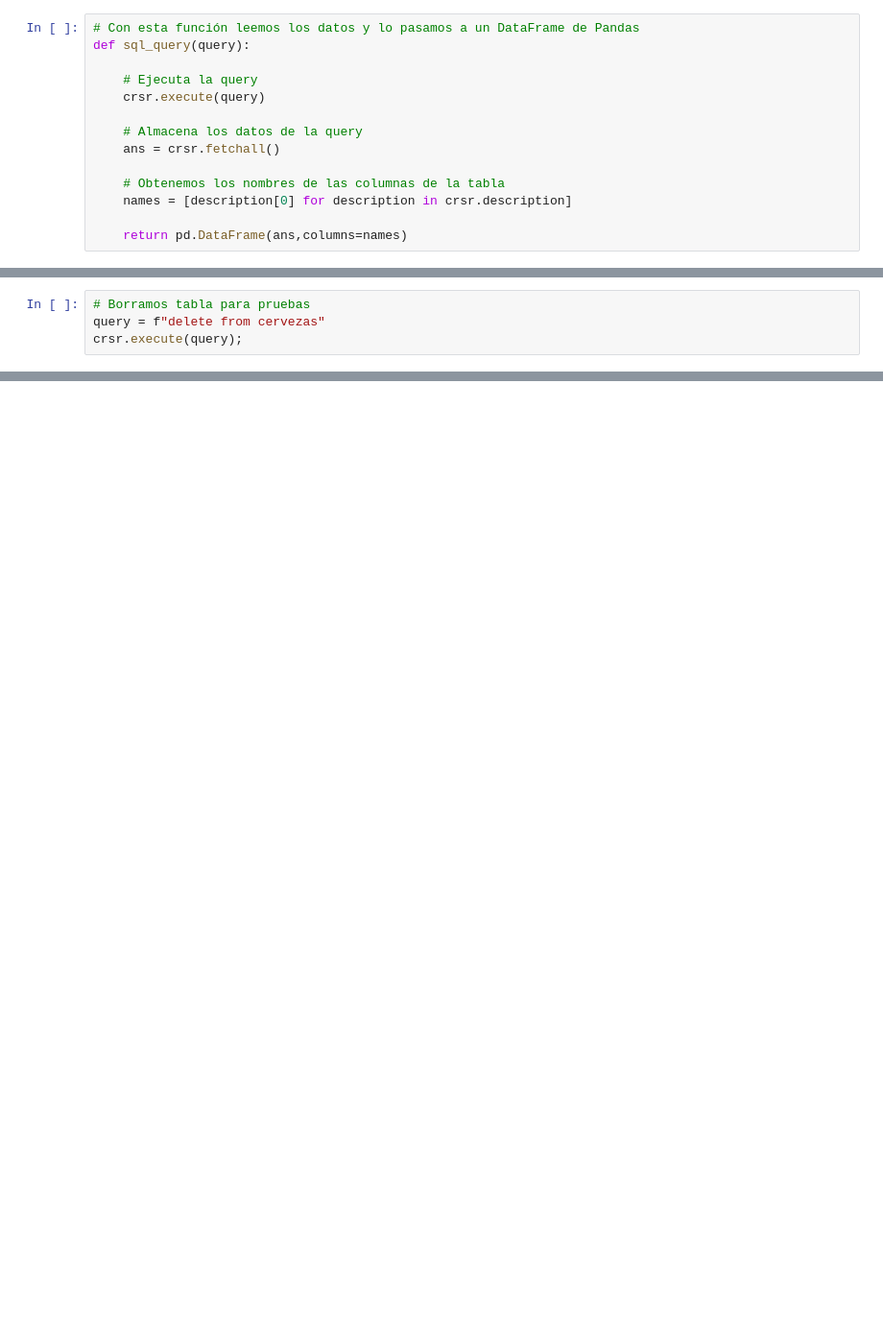
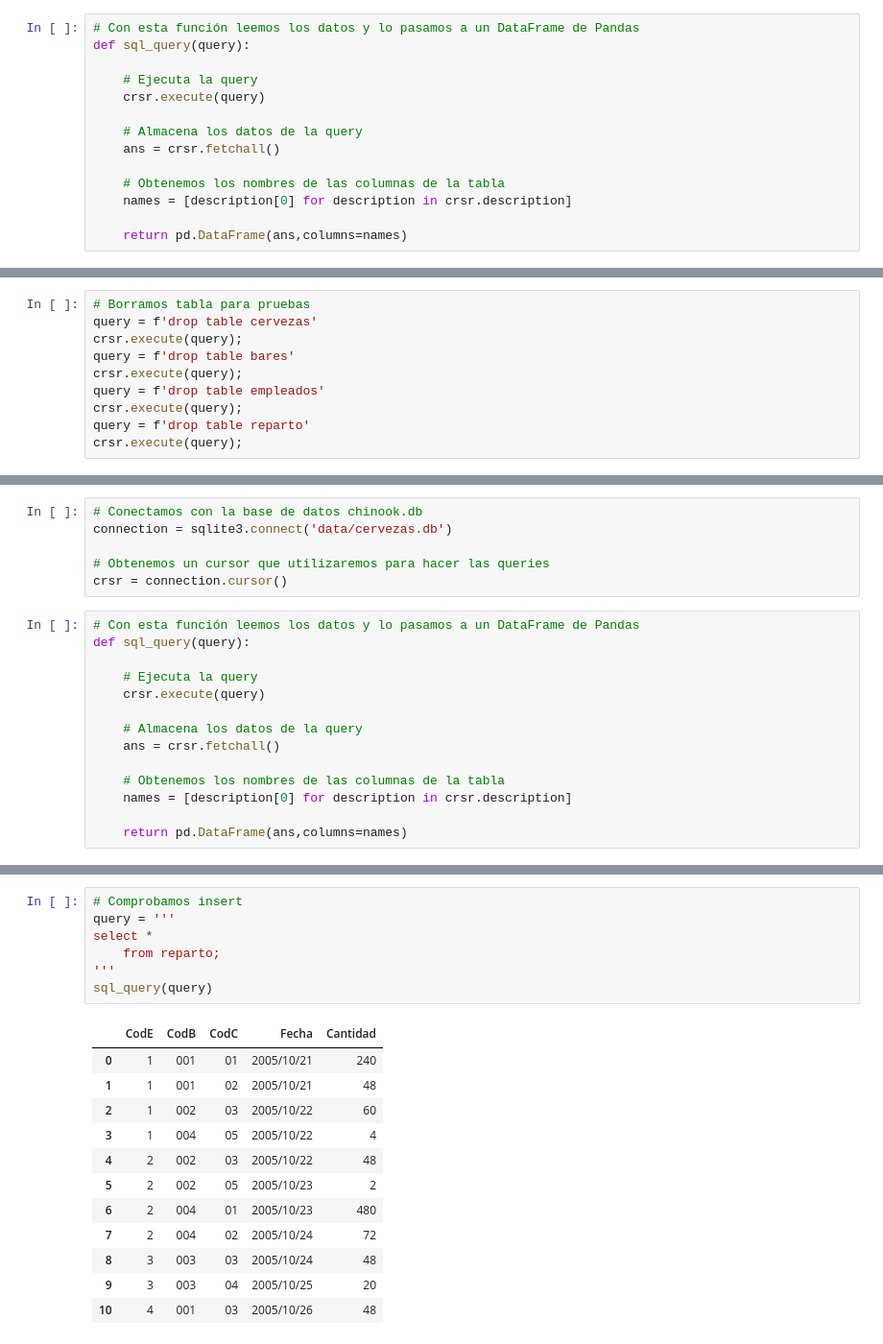
Before and after one commit to urkomen/2026-02-BILBAO-FT-Data-Science, a Jupyter notebook: 2-Data_Analysis/8-BBDD/SQL/Teoria/SQL_Python/ejercicio/Ejercicio SQL crear DDBB_urko.ipynb, the cells around one changed output, grey strips where cells are left out. Shown at 96% size. Cells and saved outputs as stored; diff of their text form; blank space fills up the shorter version.

```diff
--- a/2-Data_Analysis/8-BBDD/SQL/Teoria/SQL_Python/ejercicio/Ejercicio SQL crear DDBB_urko.ipynb
+++ b/2-Data_Analysis/8-BBDD/SQL/Teoria/SQL_Python/ejercicio/Ejercicio SQL crear DDBB_urko.ipynb
@@ -72,4 +32,10 @@ pd.read_sql_query("SELECT * FROM cervezas;",connection)
 # %%
 # Borramos tabla para pruebas
-query = f"delete from cervezas"
+query = f'drop table cervezas'
 crsr.execute(query);
+query = f'drop table bares'
+crsr.execute(query);
+query = f'drop table empleados'
+crsr.execute(query);
+query = f'drop table reparto'
+crsr.execute(query);
@@ -113,0 +158,20 @@ crsr.execute(query);
+# %%
+# Conectamos con la base de datos chinook.db
+connection = sqlite3.connect('data/cervezas.db')
+
+# Obtenemos un cursor que utilizaremos para hacer las queries
+crsr = connection.cursor()
+# %%
+# Con esta función leemos los datos y lo pasamos a un DataFrame de Pandas
+def sql_query(query):
+
+    # Ejecuta la query
+    crsr.execute(query)
+
+    # Almacena los datos de la query
+    ans = crsr.fetchall()
+
+    # Obtenemos los nombres de las columnas de la tabla
+    names = [description[0] for description in crsr.description]
+
+    return pd.DataFrame(ans,columns=names)
@@ -113,0 +444,20 @@ crsr.execute(query);
+# %%
+# Comprobamos insert
+query = '''
+select *
+    from reparto;
+'''
+sql_query(query)
+# %% [output]
+|  | CodE | CodB | CodC | Fecha | Cantidad |
+| 0 | 1 | 001 | 01 | 2005/10/21 | 240 |
+| 1 | 1 | 001 | 02 | 2005/10/21 | 48 |
+| 2 | 1 | 002 | 03 | 2005/10/22 | 60 |
+| 3 | 1 | 004 | 05 | 2005/10/22 | 4 |
+| 4 | 2 | 002 | 03 | 2005/10/22 | 48 |
+| 5 | 2 | 002 | 05 | 2005/10/23 | 2 |
+| 6 | 2 | 004 | 01 | 2005/10/23 | 480 |
+| 7 | 2 | 004 | 02 | 2005/10/24 | 72 |
+| 8 | 3 | 003 | 03 | 2005/10/24 | 48 |
+| 9 | 3 | 003 | 04 | 2005/10/25 | 20 |
+| 10 | 4 | 001 | 03 | 2005/10/26 | 48 |
```
Also changed, not shown: parts of 48 cells of this notebook, 2 other files.
